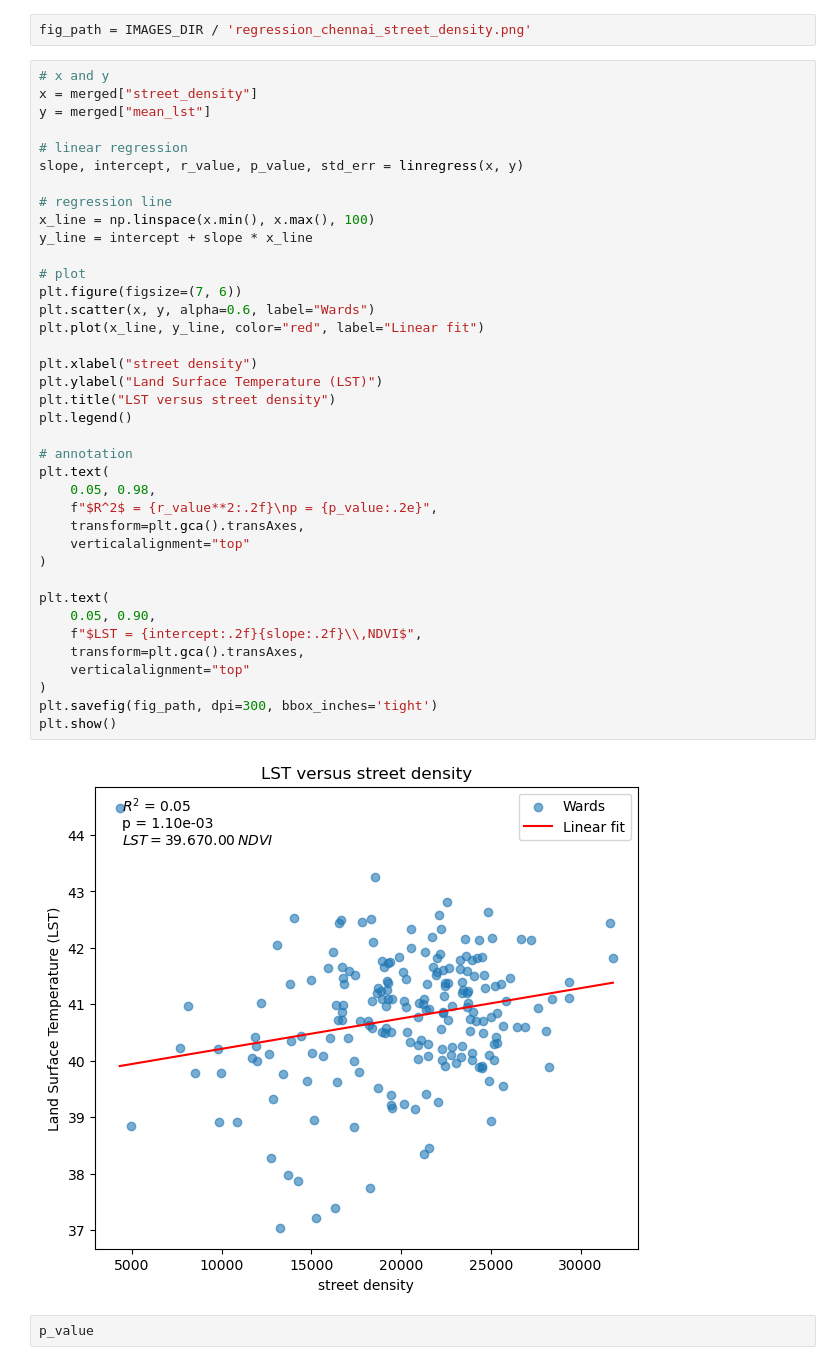
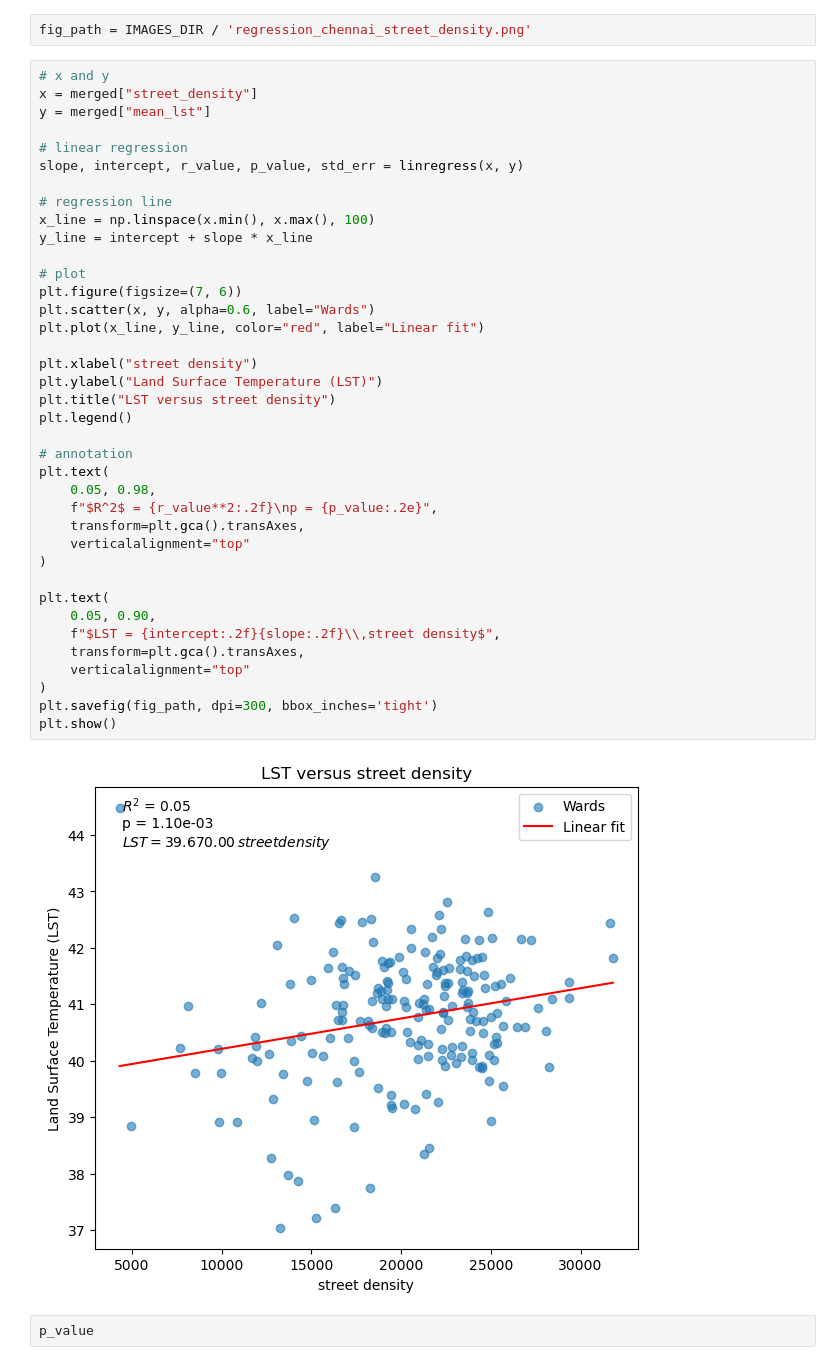
Before and after one commit to EllenB/lstroad2, a Jupyter notebook: notebooks/05_merging_lst_band_10_road_chennai.ipynb, the cells around one changed output. Cells and saved outputs as stored; diff of their text form.

```diff
--- a/notebooks/05_merging_lst_band_10_road_chennai.ipynb
+++ b/notebooks/05_merging_lst_band_10_road_chennai.ipynb
@@ -133,35 +133,35 @@ slope, intercept, r_value, p_value, std_err = linregress(x, y)
 # regression line
 x_line = np.linspace(x.min(), x.max(), 100)
 y_line = intercept + slope * x_line
 
 # plot
 plt.figure(figsize=(7, 6))
 plt.scatter(x, y, alpha=0.6, label="Wards")
 plt.plot(x_line, y_line, color="red", label="Linear fit")
 
 plt.xlabel("street density")
 plt.ylabel("Land Surface Temperature (LST)")
 plt.title("LST versus street density")
 plt.legend()
 
 # annotation
 plt.text(
     0.05, 0.98,
     f"$R^2$ = {r_value**2:.2f}\np = {p_value:.2e}",
     transform=plt.gca().transAxes,
     verticalalignment="top"
 )
 
 plt.text(
     0.05, 0.90,
-    f"$LST = {intercept:.2f}{slope:.2f}\\,NDVI$",
+    f"$LST = {intercept:.2f}{slope:.2f}\\,street density$",
     transform=plt.gca().transAxes,
     verticalalignment="top"
 )
 plt.savefig(fig_path, dpi=300, bbox_inches='tight')
 plt.show()
 # %% [output]
-[figure, old version]
+[figure, new version]
 # %%
 p_value
 # %% [output]
```
Also changed, not shown: parts of 5 cells of this notebook, 2 other files.
